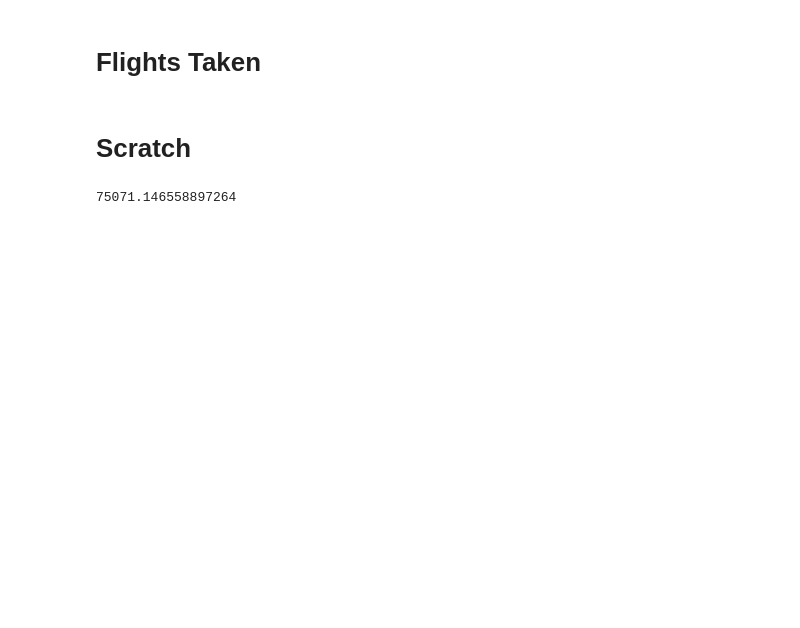
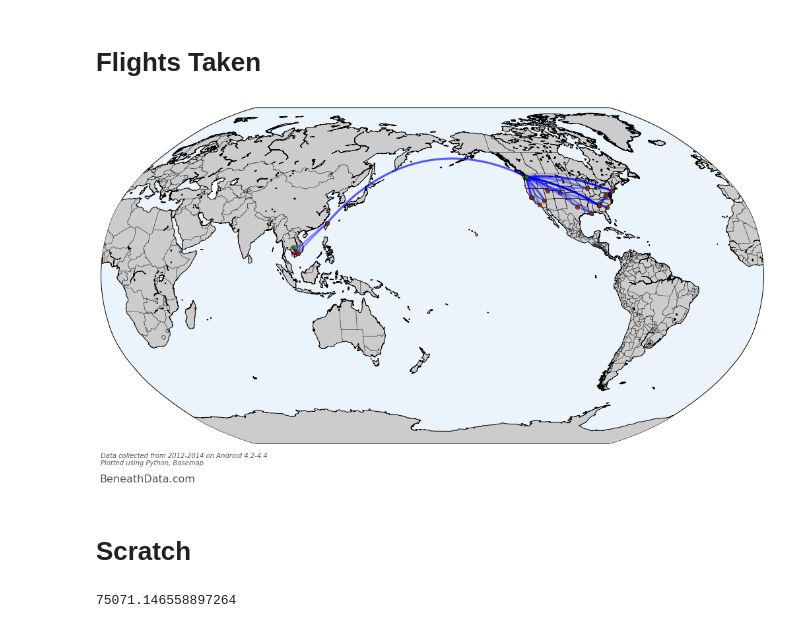
Before and after one commit to tyleha/personal, a Jupyter notebook: latitude.ipynb, the cells around one changed output. Cells and saved outputs as stored; diff of their text form; code cells hidden in the pictures; blank space fills up the shorter version.

```diff
--- a/latitude.ipynb
+++ b/latitude.ipynb
@@ -319,8 +317,17 @@ ld['distance'] = np.arccos(
     np.cos(ld.phi)*np.cos(ld.phi.shift(-1))
     ) * 6378.100 # radius of earth in km
 
-ld['speed'] = ld.distance/(ld.timestamp - ld.timestamp.shift(-1))*3600
+ld['speed'] = ld.distance/(ld.timestamp - ld.timestamp.shift(-1))*3600 #km/hr
 
-# Identify potential flights
-travelindex = ld[(ld['speed'] > 10) & (ld['distance'] > 80.)].index
-print "Found %s instances of flights"%len(travelindex)
+# Make a new dataframe containing the difference in location between each pair of points.
+# Any one of these pairs is a potential flight
+flightdata = pd.DataFrame(data={'endlat':ld.latitude,
+                             'endlon':ld.longitude,
+                             'enddatetime':ld.datetime,
+                             'distance':ld.distance,
+                             'speed':ld.speed,
+                             'startlat':ld.shift(-1).latitude,
+                             'startlon':ld.shift(-1).longitude,
+                             'startdatetime':ld.shift(-1).datetime,
+                             }
+                       ).reset_index(drop=True)
@@ -360,47 +364,52 @@ flights = flights[flights.distance > 200].reset_index(drop=True)
 # %%
 fig = plt.figure(figsize=(18,12))
+# fly = flights[(flights.startlon < 0) & (flights.endlon < 0)]# Western Hemisphere Flights
+#fly = flights[(flights.startlon > 0) & (flights.endlon > 0)] # Eastern Hemisphere Flights
+fly = flights # All flights. Need to use Robin projection w/ center as -180 as 2 cross 180/-180 Lon
 
-#fly = flights[(flights.startlon < 0) & (flights.endlon < 0)]# Western Hemisphere Flights
-fly = flights[(flights.startlon > 0) & (flights.endlon > 0)] # Eastern Hemisphere Flights
-#fly = flights # All flights. Need to use Robin projection w/ center as -180 as 2 cross 180/-180 Lon
-
-buf = .3
+xbuf = 0.2
+ybuf = 0.35
 minlat = np.min([fly.endlat.min(), fly.startlat.min()])
 minlon = np.min([fly.endlon.min(), fly.startlon.min()])
 maxlat = np.max([fly.endlat.max(), fly.startlat.max()])
 maxlon = np.max([fly.endlon.max(), fly.startlon.max()])
 width = maxlon - minlon
 height = maxlat - minlat
 
 
-m = Basemap(llcrnrlon=minlon - width*buf,
-            llcrnrlat=minlat - height*buf*1.5,
-            urcrnrlon=maxlon + width*buf,
-            urcrnrlat=maxlat + height*buf,
-            projection='merc', #'robin',
+m = Basemap(llcrnrlon=minlon - width*xbuf,
+            llcrnrlat=minlat - height*ybuf,
+            urcrnrlon=maxlon + width*xbuf,
+            urcrnrlat=maxlat + height*ybuf,
+            projection= 'robin',#'merc',
             resolution='l',
-            #lat_1=minlat, lat_2=maxlat,
+            lat_1=minlat, lat_2=maxlat,
             lat_0=minlat + height/2,
-            lon_0=minlon + width/2,)
-            #lon_0=-180)
-
+#             lon_0=minlon + width/2,
+            lon_0=-180,
+)
+m.drawmapboundary(fill_color='#EBF4FA')
 m.drawcoastlines()
 m.drawstates()
 m.drawcountries()
 m.fillcontinents()
 
 #m.drawparallels(np.arange(pts.latitude.min(),pts.latitude.max(),2.), labels=[1,1,1,1], fmt="%0.1f")
 #m.drawmeridians(np.arange(pts.longitude.min(), pts.longitude.max(),5.), labels=[1,1,1,1], fmt="%0.1f")
 
-for f in fly.iterrows():
-    f = f[1]
+for idx, f in fly.iterrows():
     m.drawgreatcircle(f.startlon, f.startlat, f.endlon, f.endlat, linewidth=3, alpha=0.4, color='b' )
     m.plot(*m(f.startlon, f.startlat), color='g', alpha=0.8, marker='o')
     m.plot(*m(f.endlon, f.endlat), color='r', alpha=0.5, marker='o' )
-    #pa = Point(m(f.startlon, f.startlat))
-    #pb = Point(m(f.endlon, f.endlat))
-    #plt.plot([pa.x, pb.x], [pa.y, pb.y], linewidth=4)
-plt.savefig('data/flightdata.png', dpi=300, frameon=False, transparent=True)
+
+#fig.suptitle("Flights Taken, 2012-2014", fontdict={'size':24, 'fontweight':'bold'}, y=0.96)
+#plt.title("Using location data collected from my Android phone via Google Takeout", fontsize=14, y=1.01)
+fig.text(0.125, 0.18, "Data collected from 2012-2014 on Android 4.2-4.4\nPlotted using Python, Basemap",
+        ha='left', color='#555555', style='italic')
+fig.text(0.125, 0.15, "BeneathData.com", color='#555555', fontsize=16, ha='left')
+plt.savefig('flights.png', dpi=100, frameon=False, transparent=False, bbox_inches='tight', pad_inches=0.2)
+# %% [output]
+[figure, added]
 # %% [markdown]
 # Scratch
 # %%
```
Also changed, not shown: parts of 13 cells of this notebook, 2 other files.
